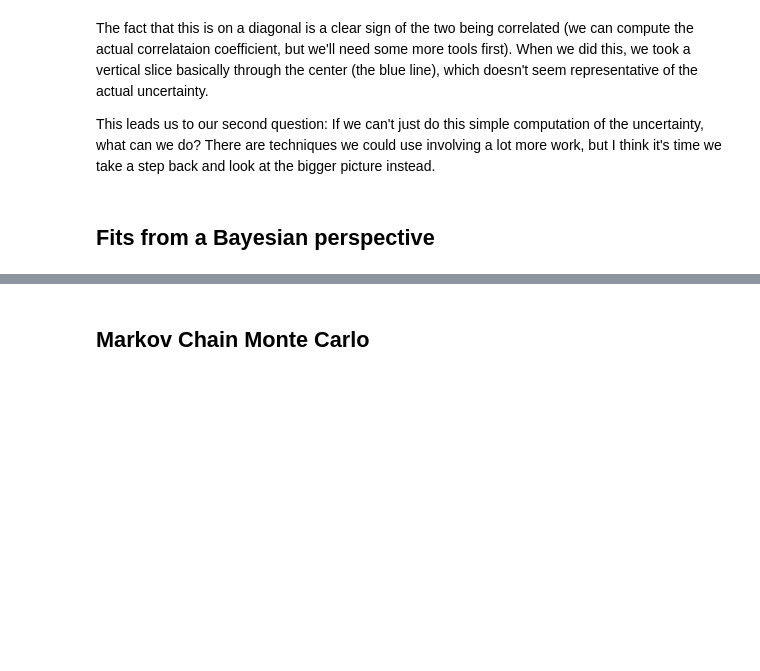
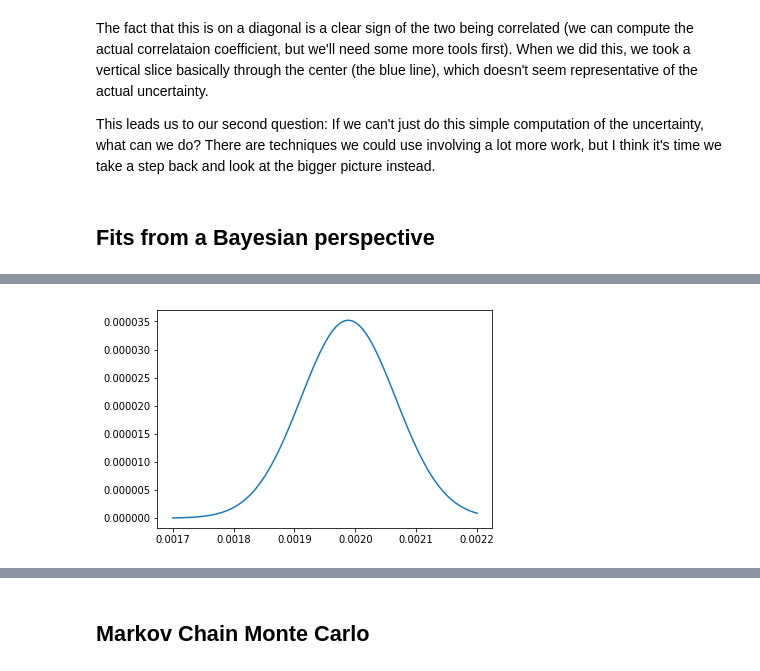
Before and after one commit to Cisneros-Galaxy/RCFM, a Jupyter notebook: rich_docs/Malleus.ipynb, the cells around one changed output, grey strips where cells are left out. Cells and saved outputs as stored; diff of their text form; code cells hidden in the pictures; blank space fills up the shorter version.

```diff
--- a/rich_docs/Malleus.ipynb
+++ b/rich_docs/Malleus.ipynb
@@ -451,0 +515,10 @@ On the other hand, if we don't care about them, they're called "nuisance paramet
+# %%
+import scipy.integrate
+#Each point in our new p(alpha) is an integral across our full distribution
+#We'll just use scipy.integrate.quad
+#Also, note that p(L0,alpha) = exp(-E(L0,alpha))
+
+p_alpha_reduced = np.array([scipy.integrate.quad(lambda l: np.exp(-error_fun([l,a])), 1.13, 1.165)[0] for a in alphas])
+plt.plot(alphas, p_alpha_reduced);
+# %% [output]
+[figure, added]
```
Also changed, not shown: parts of 12 cells of this notebook.
